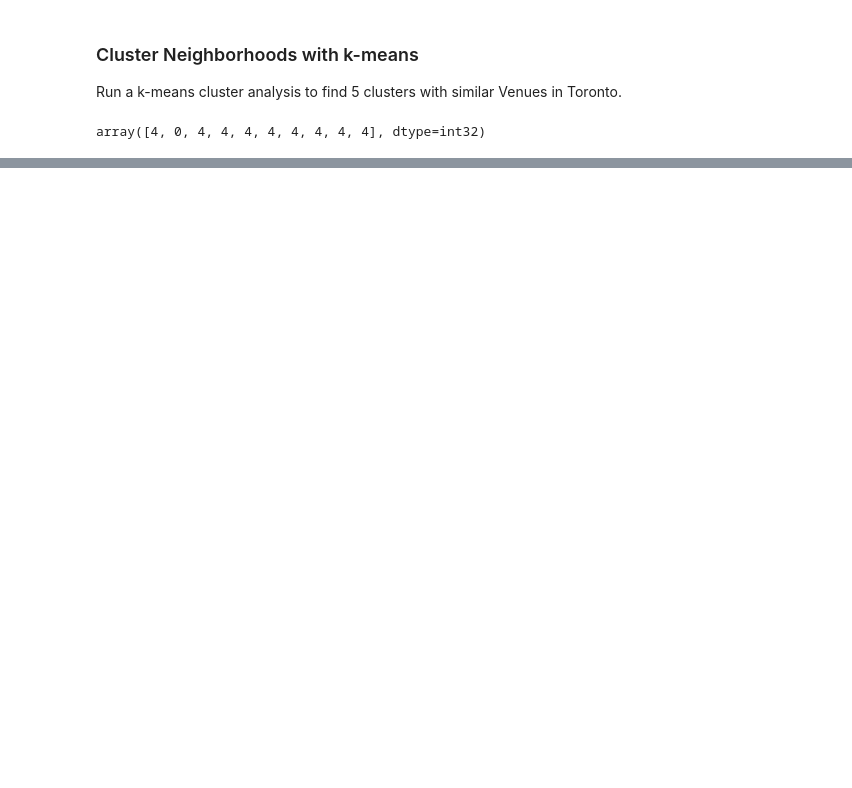
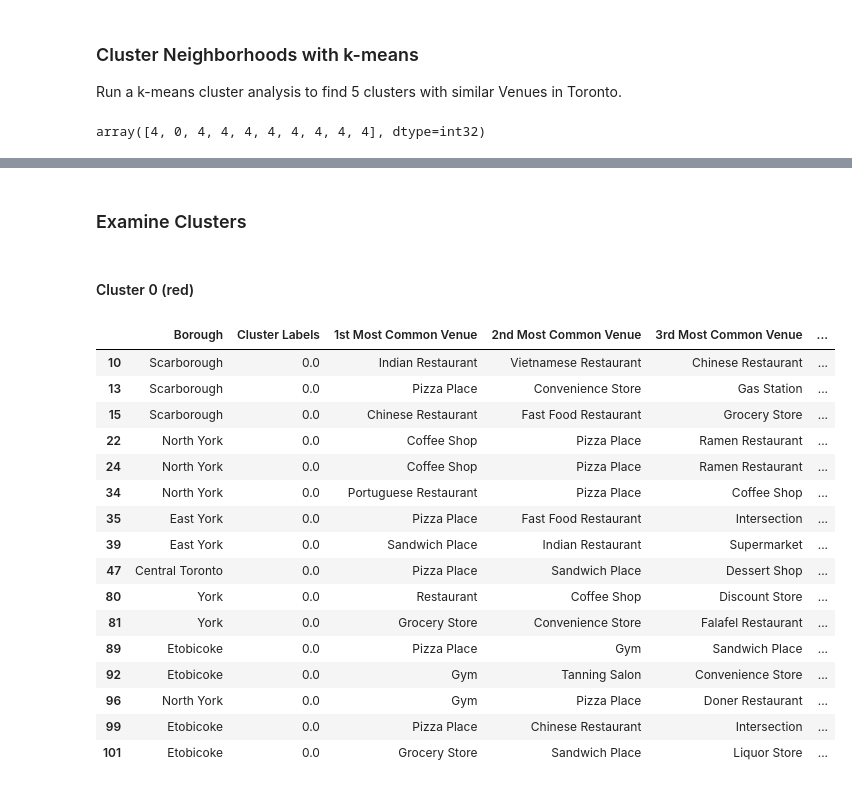
Before and after one commit to JPLue/Segmenting-and-Clustering-Neighborhoods-in-Toronto, a Jupyter notebook: Part 3 - Segmenting and Clustering Neighborhoods in Toronto-Copy1.ipynb, the cells around one changed output, grey strips where cells are left out. Saved outputs shown, nothing was run; the diff lists cells and outputs as text; code cells hidden in the pictures; blank space fills up the shorter version.

Commit message:
Comparing the clusters

```diff
--- a/Part 3 - Segmenting and Clustering Neighborhoods in Toronto-Copy1.ipynb
+++ b/Part 3 - Segmenting and Clustering Neighborhoods in Toronto-Copy1.ipynb
@@ -487,3 +487,27 @@ for lat, lon, poi, cluster in zip(toronto_merged['Latitude'], toronto_merged['Lo
 map_clusters
 # %% [output]
 [interactive output not drawn]
+# %% [markdown]
+### Examine Clusters
+# %% [markdown]
+#### Cluster 0 (red)
+# %%
+toronto_merged.loc[toronto_merged['Cluster Labels'] == 0, toronto_merged.columns[[1] + list(range(5, toronto_merged.shape[1]))]]
+# %% [output]
+|  | Borough | Cluster Labels | 1st Most Common Venue | 2nd Most Common Venue | 3rd Most Common Venue | ... |
+| 10 | Scarborough | 0.0 | Indian Restaurant | Vietnamese Restaurant | Chinese Restaurant | ... |
+| 13 | Scarborough | 0.0 | Pizza Place | Convenience Store | Gas Station | ... |
+| 15 | Scarborough | 0.0 | Chinese Restaurant | Fast Food Restaurant | Grocery Store | ... |
+| 22 | North York | 0.0 | Coffee Shop | Pizza Place | Ramen Restaurant | ... |
+| 24 | North York | 0.0 | Coffee Shop | Pizza Place | Ramen Restaurant | ... |
+| 34 | North York | 0.0 | Portuguese Restaurant | Pizza Place | Coffee Shop | ... |
+| 35 | East York | 0.0 | Pizza Place | Fast Food Restaurant | Intersection | ... |
+| 39 | East York | 0.0 | Sandwich Place | Indian Restaurant | Supermarket | ... |
+| 47 | Central Toronto | 0.0 | Pizza Place | Sandwich Place | Dessert Shop | ... |
+| 80 | York | 0.0 | Restaurant | Coffee Shop | Discount Store | ... |
+| 81 | York | 0.0 | Grocery Store | Convenience Store | Falafel Restaurant | ... |
+| 89 | Etobicoke | 0.0 | Pizza Place | Gym | Sandwich Place | ... |
+| 92 | Etobicoke | 0.0 | Gym | Tanning Salon | Convenience Store | ... |
+| 96 | North York | 0.0 | Gym | Pizza Place | Doner Restaurant | ... |
+| 99 | Etobicoke | 0.0 | Pizza Place | Chinese Restaurant | Intersection | ... |
+| 101 | Etobicoke | 0.0 | Grocery Store | Sandwich Place | Liquor Store | ... |
```
Also changed, not shown: parts of 8 cells of this notebook.
